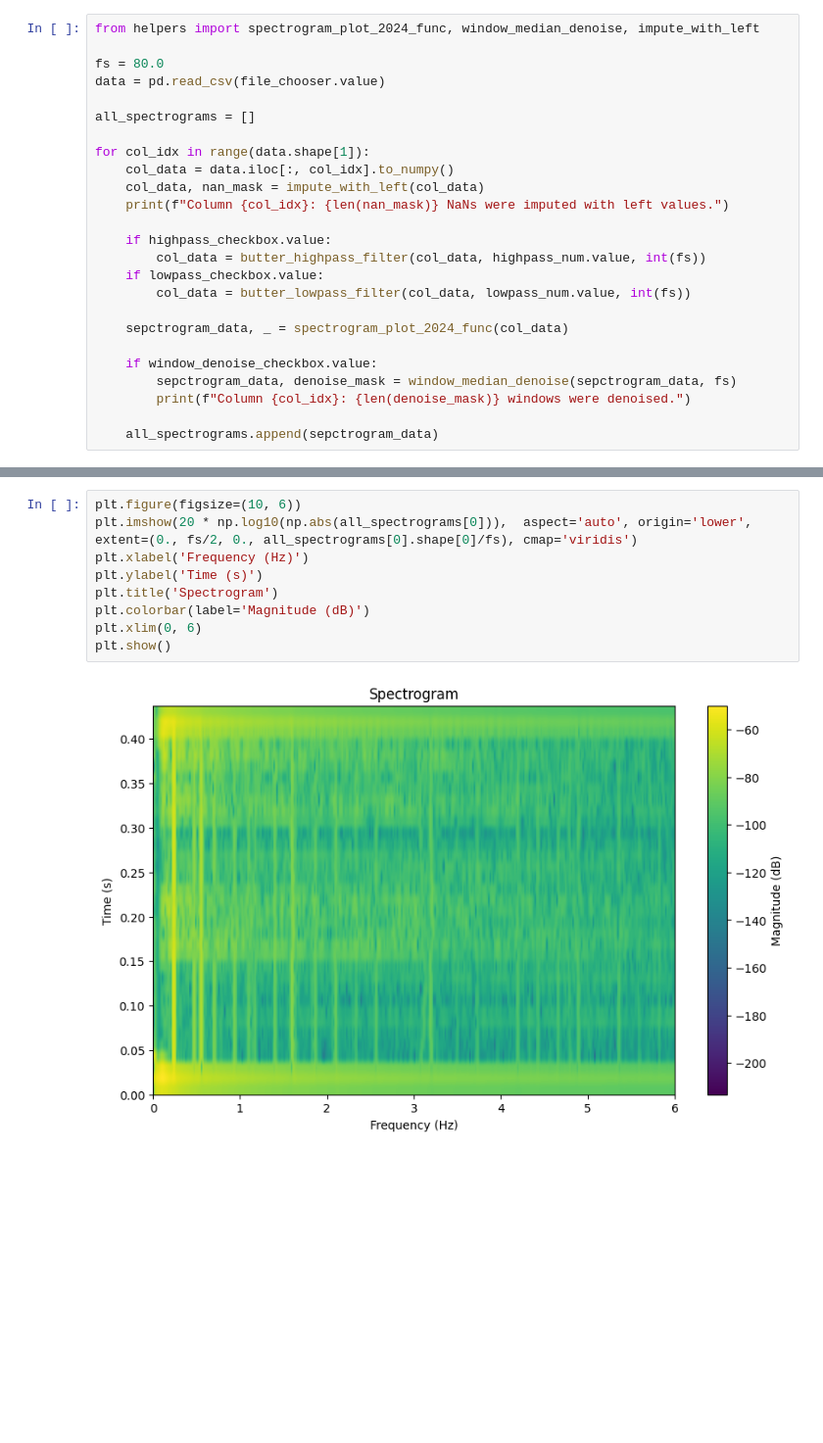
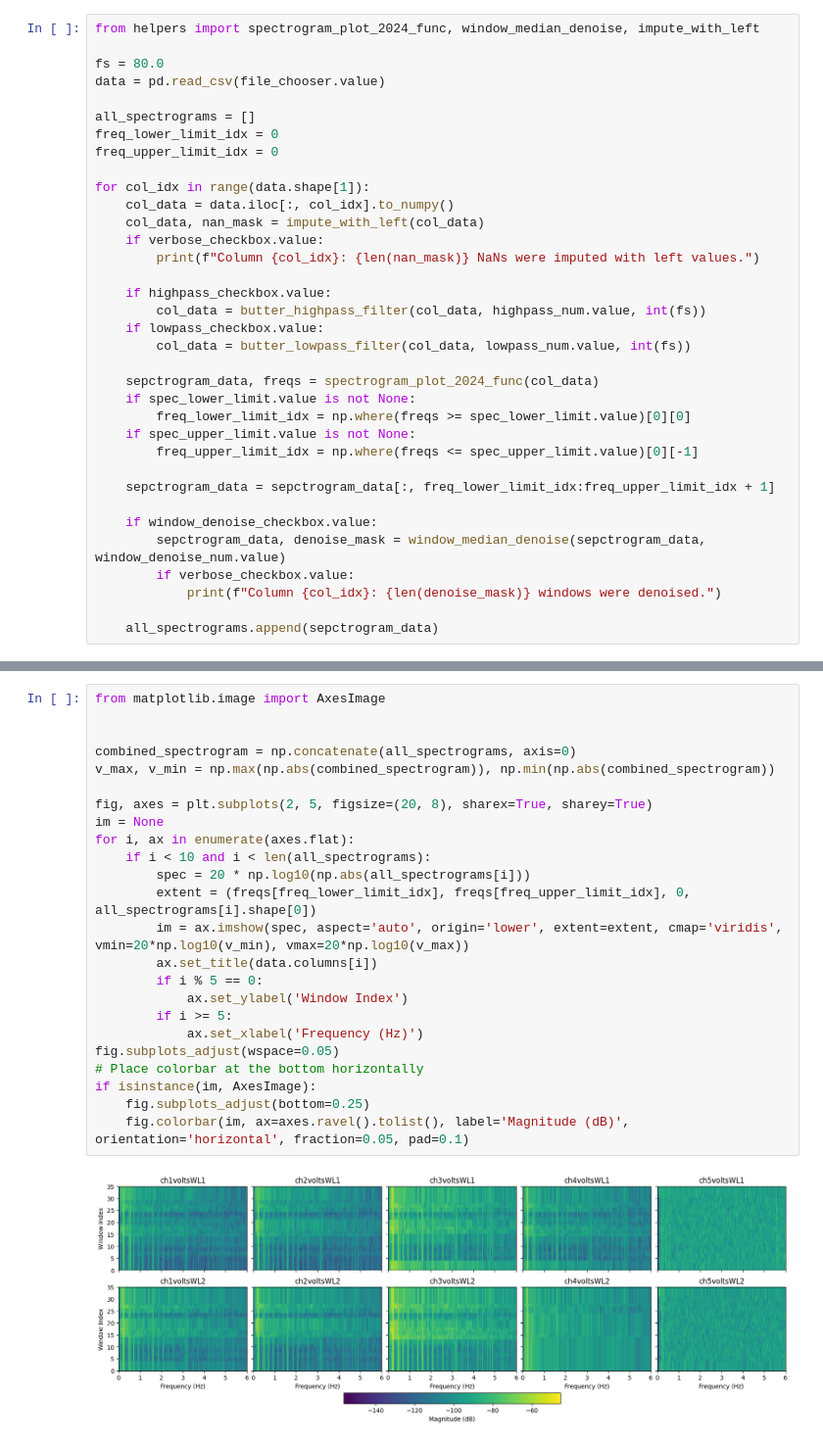
Before and after one commit to RishadR/tfo_utils, a Jupyter notebook: SpectrumVisualizer/main.ipynb, the cells around one changed output, grey strips where cells are left out. Shown at 98% size. Cells and saved outputs as stored; diff of their text form; blank space fills up the shorter version.

Commit message:
Added Frequency limit knobs

```diff
--- a/SpectrumVisualizer/main.ipynb
+++ b/SpectrumVisualizer/main.ipynb
@@ -87,21 +110,31 @@ fs = 80.0
 data = pd.read_csv(file_chooser.value)
 
 all_spectrograms = []
+freq_lower_limit_idx = 0
+freq_upper_limit_idx = 0
 
 for col_idx in range(data.shape[1]):
     col_data = data.iloc[:, col_idx].to_numpy()
     col_data, nan_mask = impute_with_left(col_data)
-    print(f"Column {col_idx}: {len(nan_mask)} NaNs were imputed with left values.")
+    if verbose_checkbox.value:
+        print(f"Column {col_idx}: {len(nan_mask)} NaNs were imputed with left values.")
 
     if highpass_checkbox.value:
         col_data = butter_highpass_filter(col_data, highpass_num.value, int(fs))
     if lowpass_checkbox.value:
         col_data = butter_lowpass_filter(col_data, lowpass_num.value, int(fs))
 
-    sepctrogram_data, _ = spectrogram_plot_2024_func(col_data)
+    sepctrogram_data, freqs = spectrogram_plot_2024_func(col_data)
+    if spec_lower_limit.value is not None:
+        freq_lower_limit_idx = np.where(freqs >= spec_lower_limit.value)[0][0]
+    if spec_upper_limit.value is not None:
+        freq_upper_limit_idx = np.where(freqs <= spec_upper_limit.value)[0][-1]
+
+    sepctrogram_data = sepctrogram_data[:, freq_lower_limit_idx:freq_upper_limit_idx + 1]
 
     if window_denoise_checkbox.value:
-        sepctrogram_data, denoise_mask = window_median_denoise(sepctrogram_data, fs)
-        print(f"Column {col_idx}: {len(denoise_mask)} windows were denoised.")
+        sepctrogram_data, denoise_mask = window_median_denoise(sepctrogram_data, window_denoise_num.value)
+        if verbose_checkbox.value:
+            print(f"Column {col_idx}: {len(denoise_mask)} windows were denoised.")
 
     all_spectrograms.append(sepctrogram_data)
@@ -126,12 +141,27 @@ Column 14: 0 windows were denoised.
 # %%
-plt.figure(figsize=(10, 6))
-plt.imshow(20 * np.log10(np.abs(all_spectrograms[0])),  aspect='auto', origin='lower', extent=(0., fs/2, 0., all_spectrograms[0].shape[0]/fs), cmap='viridis')
-plt.xlabel('Frequency (Hz)')
-plt.ylabel('Time (s)')
-plt.title('Spectrogram')
-plt.colorbar(label='Magnitude (dB)')
-plt.xlim(0, 6)
-plt.show()
+from matplotlib.image import AxesImage
+
+
+combined_spectrogram = np.concatenate(all_spectrograms, axis=0)
+v_max, v_min = np.max(np.abs(combined_spectrogram)), np.min(np.abs(combined_spectrogram))
+
+fig, axes = plt.subplots(2, 5, figsize=(20, 8), sharex=True, sharey=True)
+im = None
+for i, ax in enumerate(axes.flat):
+    if i < 10 and i < len(all_spectrograms):
+        spec = 20 * np.log10(np.abs(all_spectrograms[i]))
+        extent = (freqs[freq_lower_limit_idx], freqs[freq_upper_limit_idx], 0, all_spectrograms[i].shape[0])
+        im = ax.imshow(spec, aspect='auto', origin='lower', extent=extent, cmap='viridis', vmin=20*np.log10(v_min), vmax=20*np.log10(v_max))
+        ax.set_title(data.columns[i])
+        if i % 5 == 0:
+            ax.set_ylabel('Window Index')
+        if i >= 5:
+            ax.set_xlabel('Frequency (Hz)')
+fig.subplots_adjust(wspace=0.05)
+# Place colorbar at the bottom horizontally
+if isinstance(im, AxesImage):
+    fig.subplots_adjust(bottom=0.25)
+    fig.colorbar(im, ax=axes.ravel().tolist(), label='Magnitude (dB)', orientation='horizontal', fraction=0.05, pad=0.1)
 # %% [output]
-[figure, old version]
+[figure, new version]
 # %%
```
Also changed, not shown: parts of 3 cells of this notebook, 2 other files.
